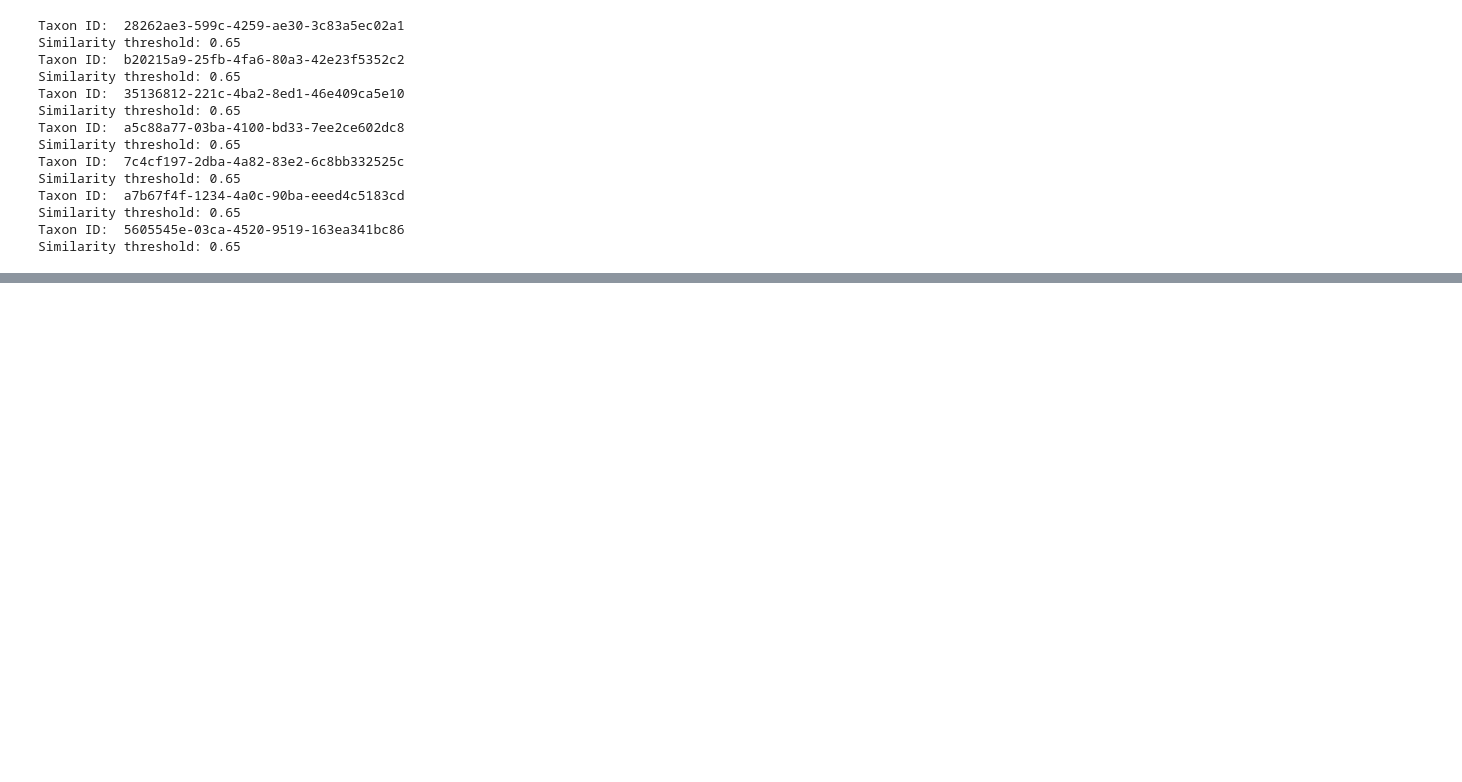
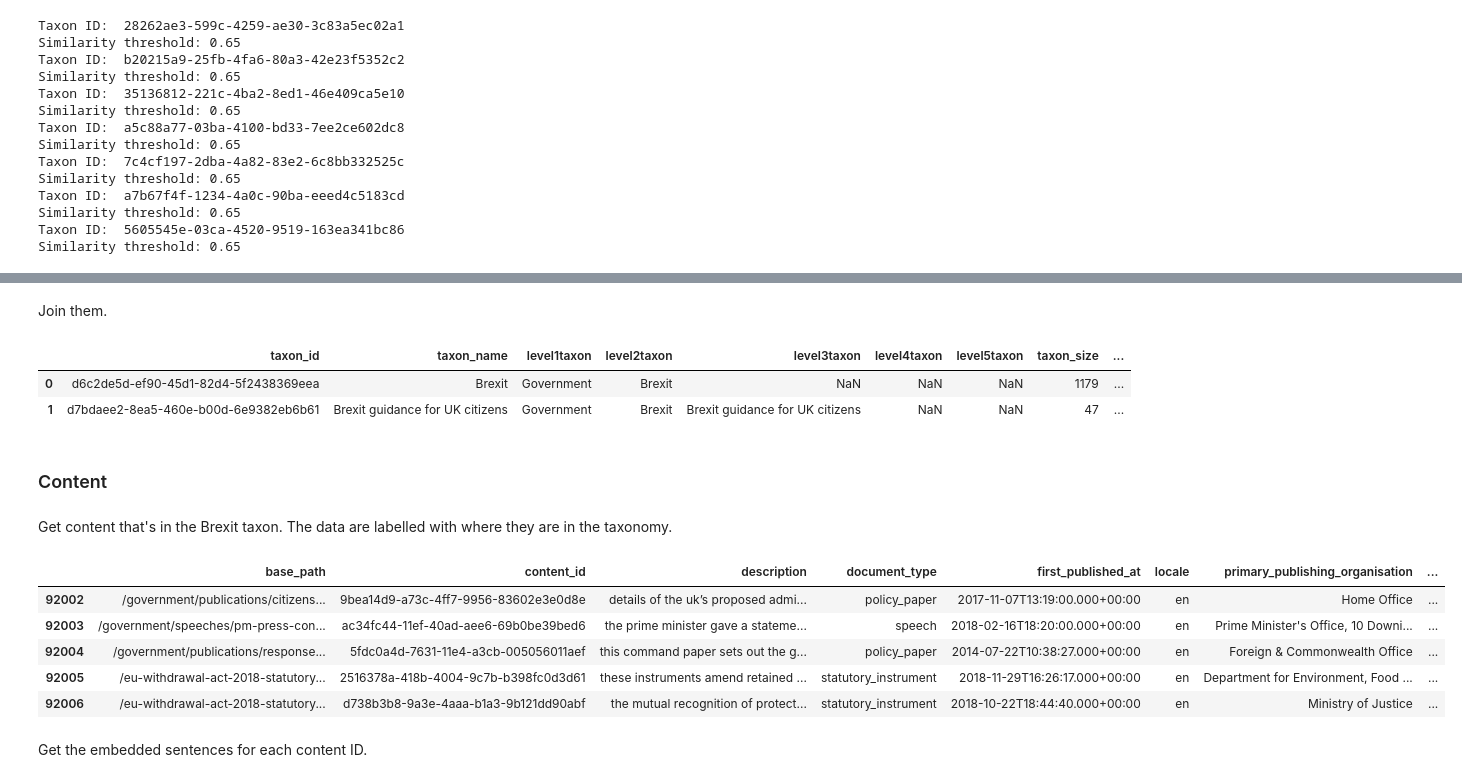
Before and after one commit to alphagov/content-similarity-models, a Jupyter notebook: google-universal-encoder/explore_misplaced_content.ipynb, the cells around one changed output, grey strips where cells are left out. Drawn from its saved outputs; the diff is of its cells as text; code cells hidden in the pictures; blank space fills up the shorter version.

```diff
--- a/google-universal-encoder/explore_money_branch.ipynb
+++ b/google-universal-encoder/explore_misplaced_content.ipynb
@@ -466,0 +546,25 @@ appended_data.to_csv("~/Desktop/money_level2_misplaced.csv")
+# %% [markdown]
+Join them.
+# %%
+brexit_taxons_scores = pd.merge(brexit_taxons, taxon_size_score, on = 'taxon_id', how = 'left')
+brexit_taxons_scores
+# %% [output]
+|  | taxon_id | taxon_name | level1taxon | level2taxon | level3taxon | level4taxon | level5taxon | taxon_size | ... |
+| 0 | d6c2de5d-ef90-45d1-82d4-5f2438369eea | Brexit | Government | Brexit | NaN | NaN | NaN | 1179 | ... |
+| 1 | d7bdaee2-8ea5-460e-b00d-6e9382eb6b61 | Brexit guidance for UK citizens | Government | Brexit | Brexit guidance for UK citizens | NaN | NaN | 47 | ... |
+# %% [markdown]
+### Content
+# %% [markdown]
+Get content that's in the Brexit taxon. The data are labelled with where they are in the taxonomy.
+# %%
+labelled_brexit = labelled[(labelled.level2taxon == 'Brexit')]
+labelled_brexit.head()
+# %% [output]
+|  | base_path | content_id | description | document_type | first_published_at | locale | primary_publishing_organisation | ... |
+| 92002 | /government/publications/citizens... | 9bea14d9-a73c-4ff7-9956-83602e3e0d8e | details of the uk’s proposed admi... | policy_paper | 2017-11-07T13:19:00.000+00:00 | en | Home Office | ... |
+| 92003 | /government/speeches/pm-press-con... | ac34fc44-11ef-40ad-aee6-69b0be39bed6 | the prime minister gave a stateme... | speech | 2018-02-16T18:20:00.000+00:00 | en | Prime Minister's Office, 10 Downi... | ... |
+| 92004 | /government/publications/response... | 5fdc0a4d-7631-11e4-a3cb-005056011aef | this command paper sets out the g... | policy_paper | 2014-07-22T10:38:27.000+00:00 | en | Foreign & Commonwealth Office | ... |
+| 92005 | /eu-withdrawal-act-2018-statutory... | 2516378a-418b-4004-9c7b-b398fc0d3d61 | these instruments amend retained ... | statutory_instrument | 2018-11-29T16:26:17.000+00:00 | en | Department for Environment, Food ... | ... |
+| 92006 | /eu-withdrawal-act-2018-statutory... | d738b3b8-9a3e-4aaa-b1a3-9b121dd90abf | the mutual recognition of protect... | statutory_instrument | 2018-10-22T18:44:40.000+00:00 | en | Ministry of Justice | ... |
+# %% [markdown]
+Get the embedded sentences for each content ID.
```
Also changed, not shown: parts of 53 cells of this notebook.
